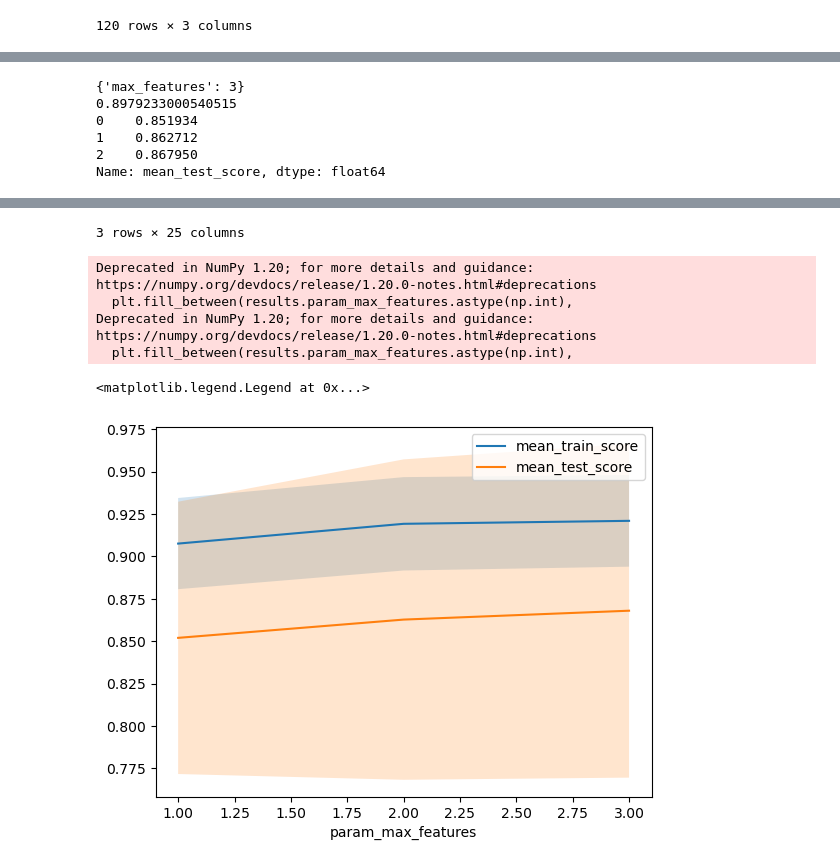
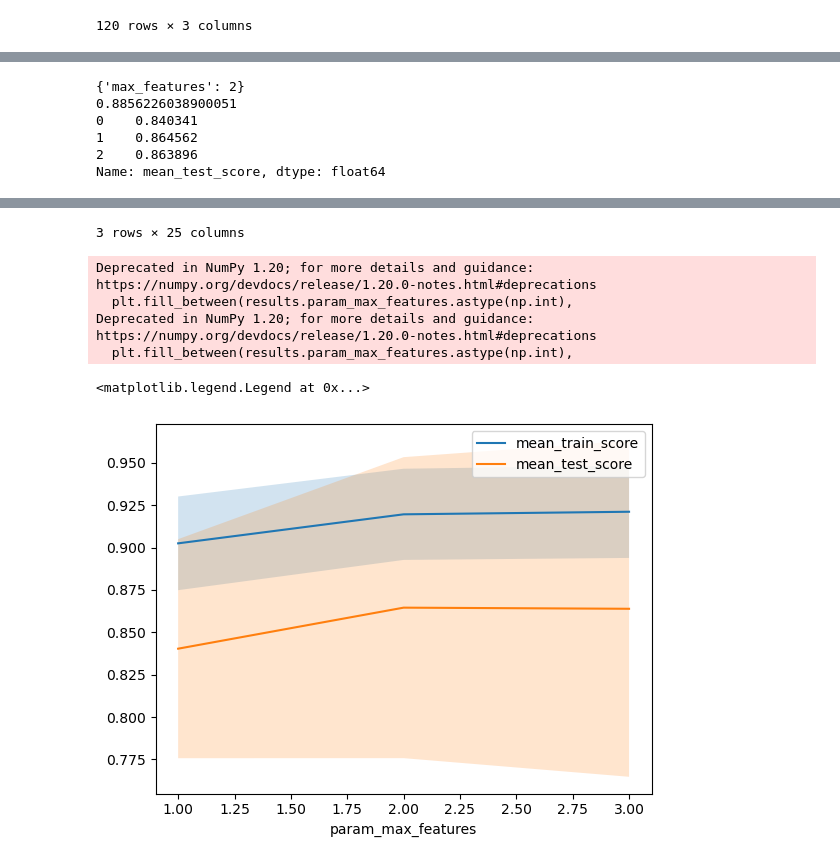
Before and after one commit to Enginedeer/AML_project, a Jupyter notebook: andi_AML_v2.ipynb, the cells around one changed output, grey strips where cells are left out. Saved outputs shown, nothing was run; the diff lists cells and outputs as text; code cells hidden in the pictures.

```diff
--- a/andi_AML_v2.ipynb
+++ b/andi_AML_v2.ipynb
@@ -189,8 +189,8 @@ print(f"Score is {rfr_score*100:.4f} %")
 # print(grid.score(X_test, y_test))
 
 
-param_grid_tree = {'n_estimators': range(2,20,2)}
-rfr2 = RandomForestRegressor(min_impurity_decrease=0, max_depth=3, max_features=3, random_state=42)
+param_grid_tree = {'n_estimators': range(2,50,3)}
+rfr2 = RandomForestRegressor(min_impurity_decrease=0, max_depth=3, max_features=2, random_state=43)
 grid = GridSearchCV(rfr2, param_grid=param_grid_tree, cv=tscv, return_train_score=True, n_jobs=-1)
 grid.fit(X_train, y_train)
 print(grid.best_params_)
@@ -243,5 +257,5 @@ Deprecated in NumPy 1.20; for more details and guidance: https://numpy.org/devdo
 # %%
-param_grid_tree = {'max_depth': range(0,12,1)}
+param_grid_tree = {'max_depth': range(1,12,2)}
 
 rfr2 = RandomForestRegressor(n_estimators=6, min_impurity_decrease=0, max_features=3, random_state=42)
 grid = GridSearchCV(rfr2, param_grid=param_grid_tree, cv=tscv, return_train_score=True, n_jobs=-1)
@@ -318,7 +303,7 @@ Deprecated in NumPy 1.20; for more details and guidance: https://numpy.org/devdo
 # %%
-param_grid_tree = {'min_impurity_decrease': range(0,40,4)}
+param_grid_tree = {'min_impurity_decrease': range(0,40,5)}
 
-rfr2 = RandomForestRegressor(n_estimators=6, max_depth=3, max_features=3, random_state=42)
+rfr2 = RandomForestRegressor(n_estimators=32, max_depth=3, max_features=2, random_state=43)
 grid = GridSearchCV(rfr2, param_grid=param_grid_tree, cv=tscv, return_train_score=True, n_jobs=-1)
 grid.fit(X_train, y_train)
 print(grid.best_params_)
@@ -372,7 +353,7 @@ Deprecated in NumPy 1.20; for more details and guidance: https://numpy.org/devdo
 # %%
 param_grid_tree = {'max_features': range(1,4,1)}
 
-rfr2 = RandomForestRegressor(n_estimators=6, max_depth=3, min_impurity_decrease=0, random_state=42)
+rfr2 = RandomForestRegressor(n_estimators=32, max_depth=3, min_impurity_decrease=0, random_state=43)
 grid = GridSearchCV(rfr2, param_grid=param_grid_tree, cv=tscv, return_train_score=True, n_jobs=-1)
 grid.fit(X_train, y_train)
 print(grid.best_params_)
@@ -392,10 +373,10 @@ plt.fill_between(results.param_max_features.astype(np.int),
                  results['mean_test_score'] - results['std_test_score'], alpha=0.2)
 plt.legend()
 # %% [output]
-{'max_features': 3}
-0.8979233000540515
-0    0.851934
-1    0.862712
-2    0.867950
+{'max_features': 2}
+0.8856226038900051
+0    0.840341
+1    0.864562
+2    0.863896
 Name: mean_test_score, dtype: float64
 |  | mean_fit_time | std_fit_time | mean_score_time | std_score_time | param_max_features | params | ... |
@@ -405,7 +386,7 @@ Name: mean_test_score, dtype: float64
 3 rows × 25 columns
 Deprecated in NumPy 1.20; for more details and guidance: https://numpy.org/devdocs/release/1.20.0-notes.html#deprecations
   plt.fill_between(results.param_max_features.astype(np.int),
 Deprecated in NumPy 1.20; for more details and guidance: https://numpy.org/devdocs/release/1.20.0-notes.html#deprecations
   plt.fill_between(results.param_max_features.astype(np.int),
 <matplotlib.legend.Legend at 0x...>
-[figure, old version]
+[figure, new version]
```
Also changed, not shown: parts of 13 cells of this notebook.
